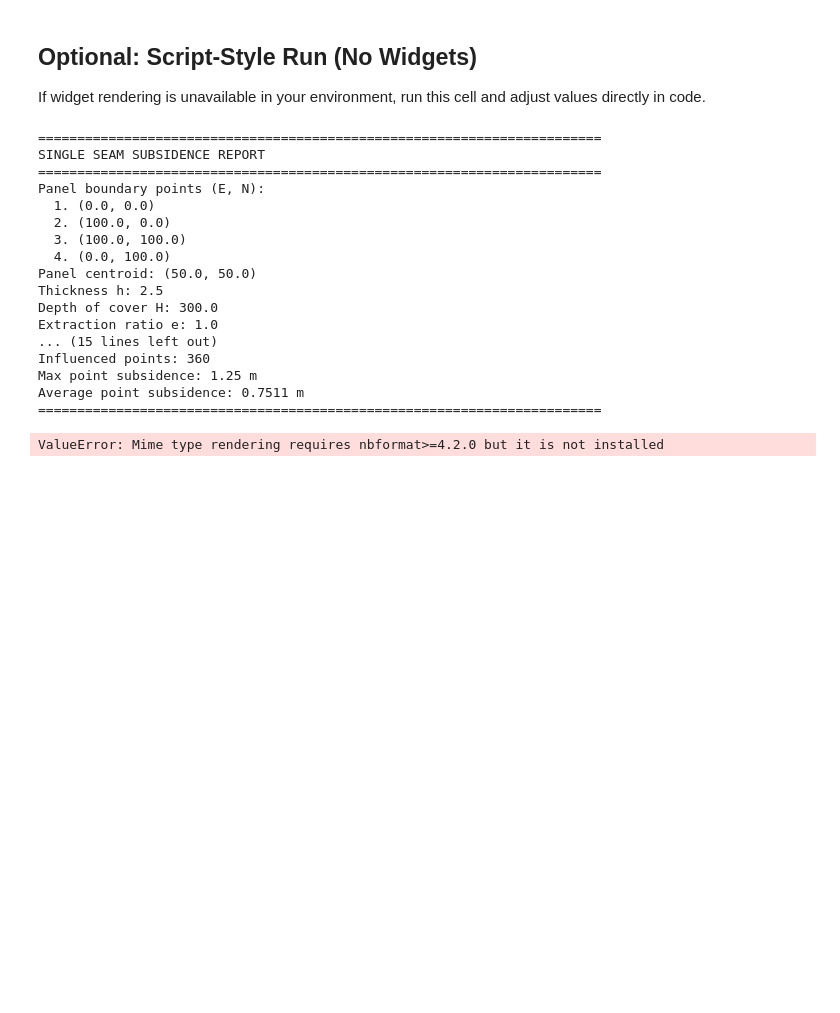
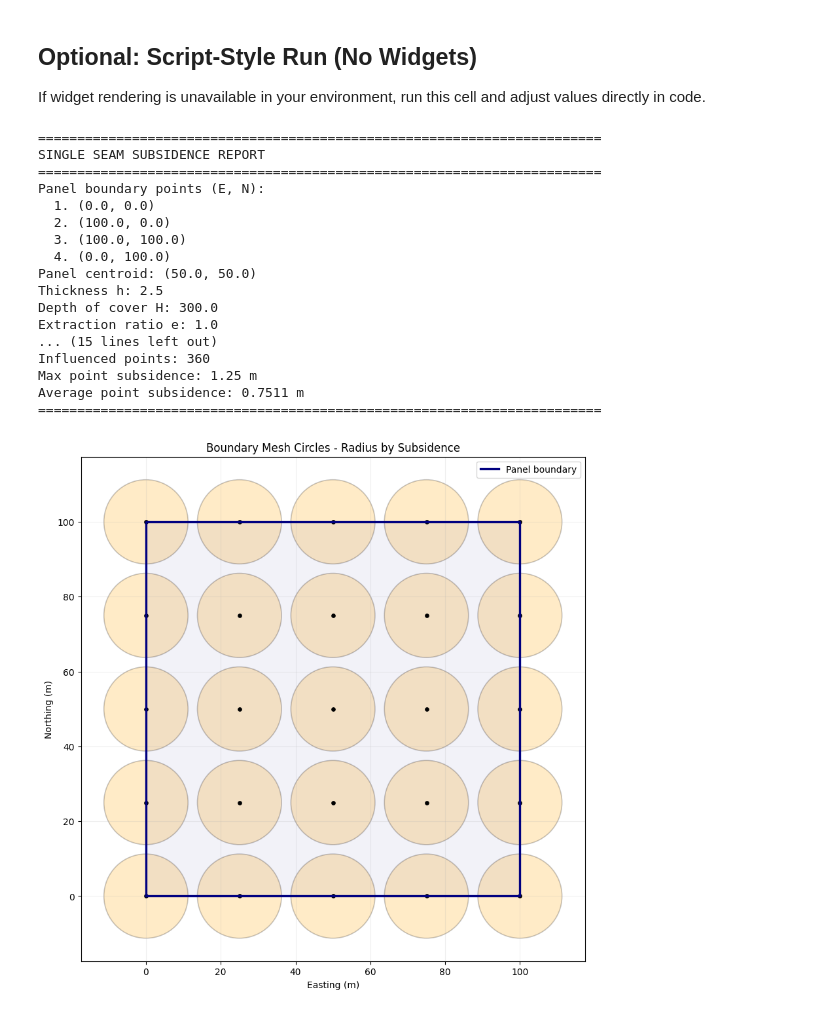
Before and after one commit to Mr-Ar-K/Subsidence, a Jupyter notebook: subsidence_notebook_only.ipynb, the cells around one changed output. Cells and saved outputs as stored; diff of their text form; code cells hidden in the pictures; blank space fills up the shorter version.

```diff
--- a/subsidence_notebook_only.ipynb
+++ b/subsidence_notebook_only.ipynb
@@ -222,31 +307,33 @@ report = create_report(
     depth_of_cover=300.0,
     extraction_ratio=1.0,
     subsidence_factor=0.5,
     new_ratio=1.4,
     angle_of_draw_deg=35.0,
     mesh_spacing=25.0,
 )
 
 print(format_report(report))
 fig = build_plotly_map(report)
 if fig is not None:
     fig.show()
+
+plot_circle_mesh_view(report)
 # %% [output]
 ========================================================================
 SINGLE SEAM SUBSIDENCE REPORT
 ========================================================================
 Panel boundary points (E, N):
   1. (0.0, 0.0)
   2. (100.0, 0.0)
   3. (100.0, 100.0)
   4. (0.0, 100.0)
 Panel centroid: (50.0, 50.0)
 Thickness h: 2.5
 Depth of cover H: 300.0
 Extraction ratio e: 1.0
 ... (15 lines left out)
 Influenced points: 360
 Max point subsidence: 1.25 m
 Average point subsidence: 0.7511 m
 ========================================================================
-ValueError: Mime type rendering requires nbformat>=4.2.0 but it is not installed
+[figure, added]
```
Also changed, not shown: parts of 3 cells of this notebook.
